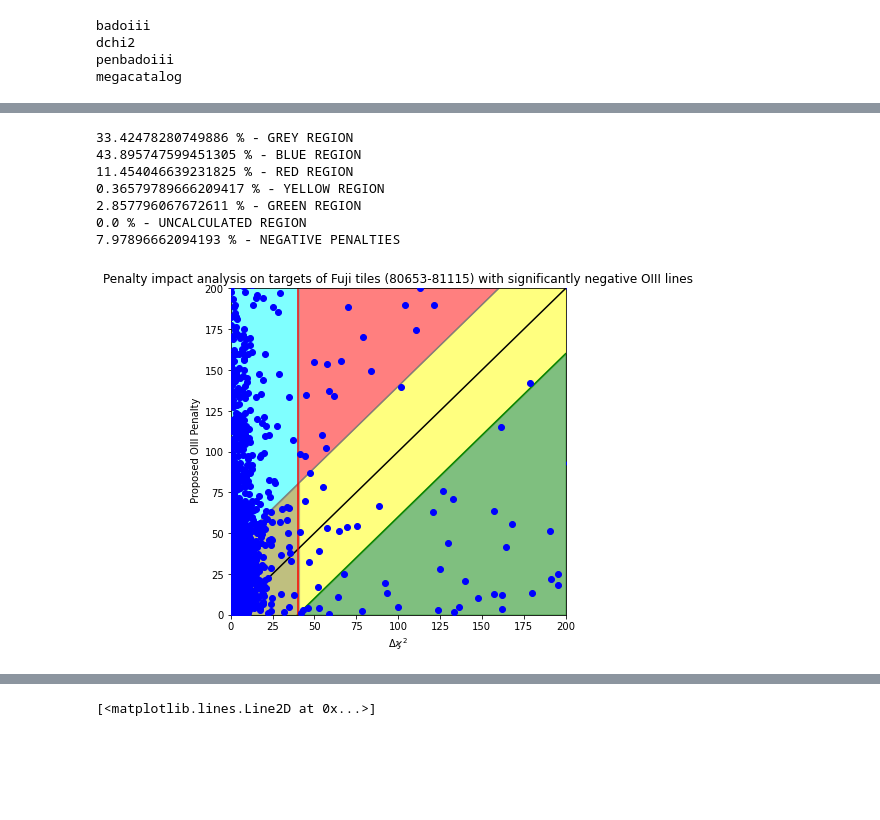
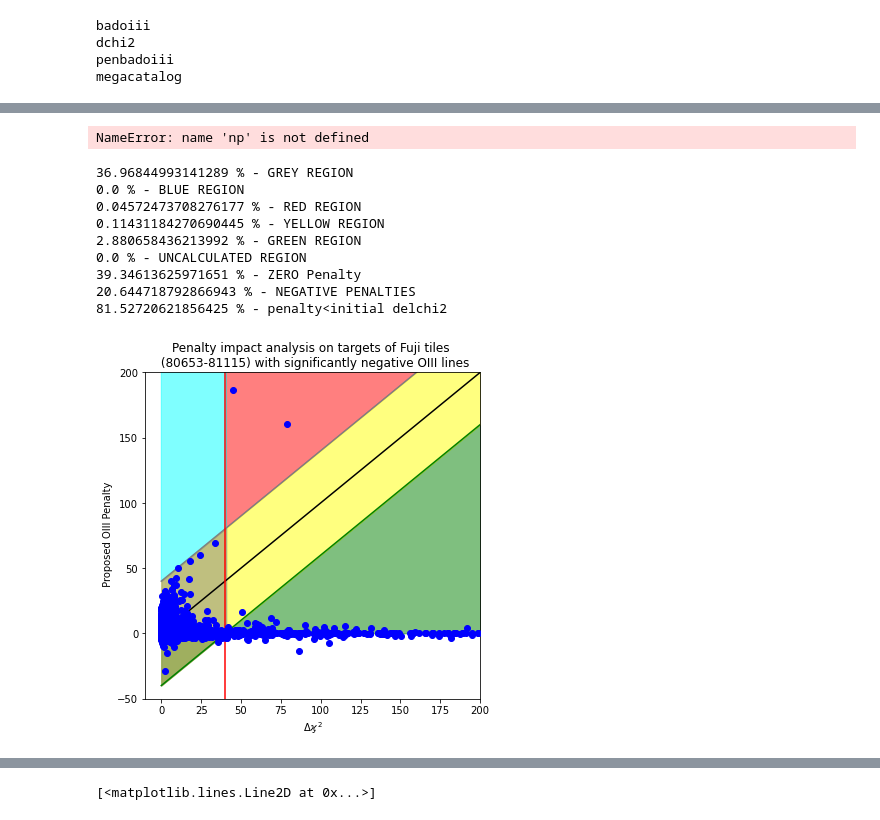
Before and after one commit to ShirshChhabra/DESIRedrock, a Jupyter notebook: new penalty.ipynb, the cells around one changed output, grey strips where cells are left out. Cells and saved outputs as stored; diff of their text form; code cells hidden in the pictures; blank space fills up the shorter version.

```diff
--- a/new penalty.ipynb
+++ b/new penalty.ipynb
@@ -245,3 +236,12 @@ with open('datapenaltymega.pickle', 'wb') as f:
+# %%
+# Pickling data
+data = {'badoiii': badoiii,
+    'dchi2': dchi2,
+     'megacatalog':megacatalog
+       }
+with open('datapenaltymega.pickle', 'wb') as f:
+    # Pickle the 'data' dictionary using the highest protocol available.
+    pickle.dump(data, f, pickle.HIGHEST_PROTOCOL)
 # %%
 # Extracting and displaying pickled data
 with open('datapenalty.pickle', 'rb') as f:
@@ -512,9 +664,11 @@ oldfit=
 pen=penalty['penbadoiii']
 catalog=penalty['badoiii']
 # %%
+megapen=np.reshape(pendum,(4500))
+x=np.repeat(catalog['DELTACHI2'],9)
 plt.figure(figsize=(6,6))
-plt.scatter(catalog['DELTACHI2'],pen,color='blue',zorder=100)
-plt.ylim(0,200)
+plt.scatter(x,megapen,color='blue',zorder=100)
+plt.ylim(-25,200)
 plt.xlim(0,200)
 plt.xlabel('$\Delta \u03d7^2$' )
 plt.ylabel(' Proposed OIII Penalty')
@@ -533,24 +687,65 @@ plt.fill_between(x,y2,400,x>40,color='red',alpha=0.5)
 # plt.fill_betweenx(y,0,40,color='grey')
 plt.fill_between(x,y2,400,x<41,color='cyan',alpha=0.5)
 plt.fill_between(x,y2,y3,x<41,color='grey',alpha=0.5)
-x=np.array(catalog['DELTACHI2'])
-y=np.array(pen)
+x=np.repeat(catalog['DELTACHI2'],9)
+y=megapen
 print(len(x[(x<40)*(x>0)*(y>0)*(y<x+40)])/len(x)*100,'% - GREY REGION')
-print(len(x[(x<40)*(x>0)*(y>x+40)])/len(x)*100,'% - BLUE REGION')
+print(len(x[(x<40)*(x>=0)*(y>x+40)])/len(x)*100,'% - BLUE REGION')
 print(len(x[(x>40)*(y>x+40)])/len(x)*100,'% - RED REGION')
 print(len(x[(x>40)*(y<x+40)*(y>x-40)])/len(x)*100,'% - YELLOW REGION')
 print(len(x[(x>40)*(y<x-40)*(y>0)])/len(x)*100,'% - GREEN REGION')
 print(len(x[np.isnan(y)])/len(x)*100,'% - UNCALCULATED REGION')
+print(len(y[y==0])/len(x)*100,'% - ZERO Penalty')
 print(len(x[(y<0)])/len(x)*100,'% - NEGATIVE PENALTIES')
 plt.title('Penalty impact analysis on targets of Fuji tiles (80653-81115) with significantly negative OIII lines')
 plt.savefig('pen')
 # %% [output]
-33.42478280749886 % - GREY REGION
-43.895747599451305 % - BLUE REGION
-11.454046639231825 % - RED REGION
-0.36579789666209417 % - YELLOW REGION
-2.857796067672611 % - GREEN REGION
-0.0 % - UNCALCULATED REGION
-7.97896662094193 % - NEGATIVE PENALTIES
+NameError: name 'np' is not defined
-[figure, removed]
+# %%
+
+plt.figure(figsize=(6,6))
+plt.scatter(catalog['DELTACHI2'],np.array(pensig)[:,0],color='blue',zorder=100)
+plt.ylim(-50,200)
+plt.xlim(-10,200)
+plt.xlabel('$\Delta \u03d7^2$' )
+plt.ylabel(' Proposed OIII Penalty')
+x=np.linspace(0,200)
+y=x
+y2=x+40
+y3=x-40
+a4=np.minimum(y2,y3)
+plt.plot(x,y,'k')
+plt.plot(x,y2,color='gray')
+plt.plot(x,y3,color='green')
+plt.axvline(40,color='red')
+plt.fill_between(x,0,y3,color='green',alpha=0.5)
+plt.fill_between(x,y2,y3,color='yellow',alpha=0.5)
+plt.fill_between(x,y2,400,x>40,color='red',alpha=0.5)
+# plt.fill_betweenx(y,0,40,color='grey')
+plt.fill_between(x,y2,400,x<41,color='cyan',alpha=0.5)
+plt.fill_between(x,y2,y3,x<41,color='grey',alpha=0.5)
+x=catalog['DELTACHI2']
+y=np.array(pensig)[:,0]
+print(len(x[(x<40)*(x>=0)*(y>0)*(y<x+40)])/len(x)*100,'% - GREY REGION')
+print(len(x[(x<40)*(x>=0)*(y>x+40)])/len(x)*100,'% - BLUE REGION')
+print(len(x[(x>40)*(y>x+40)])/len(x)*100,'% - RED REGION')
+print(len(x[(x>40)*(y<x+40)*(y>x-40)])/len(x)*100,'% - YELLOW REGION')
+print(len(x[(x>40)*(y<x-40)*(y>0)])/len(x)*100,'% - GREEN REGION')
+print(len(x[np.isnan(y)])/len(x)*100,'% - UNCALCULATED REGION')
+print(len(y[y==0])/len(x)*100,'% - ZERO Penalty')
+print(len(x[(y<0)])/len(x)*100,'% - NEGATIVE PENALTIES')
+print(len(x[(y<x)])/len(x)*100,'% - penalty<initial delchi2 ')
+plt.title('Penalty impact analysis on targets of Fuji tiles \n (80653-81115) with significantly negative OIII lines')
+plt.savefig('pen.jpg')
+# %% [output]
+36.96844993141289 % - GREY REGION
+0.0 % - BLUE REGION
+0.04572473708276177 % - RED REGION
+0.11431184270690445 % - YELLOW REGION
+2.880658436213992 % - GREEN REGION
+0.0 % - UNCALCULATED REGION
+39.34613625971651 % - ZERO Penalty
+20.644718792866943 % - NEGATIVE PENALTIES
+81.52720621856425 % - penalty<initial delchi2
+[figure, added]
 # %%
```
Also changed, not shown: parts of 51 cells of this notebook, 2 other files.
